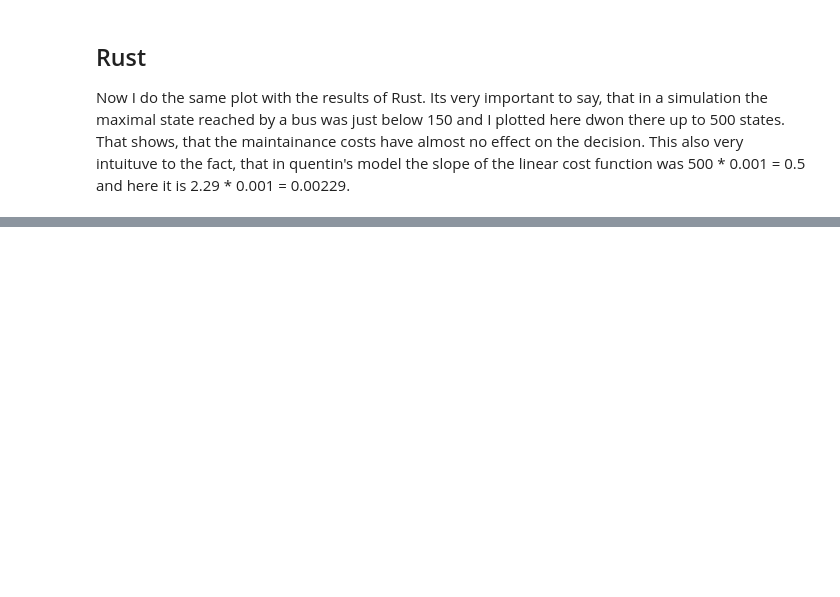
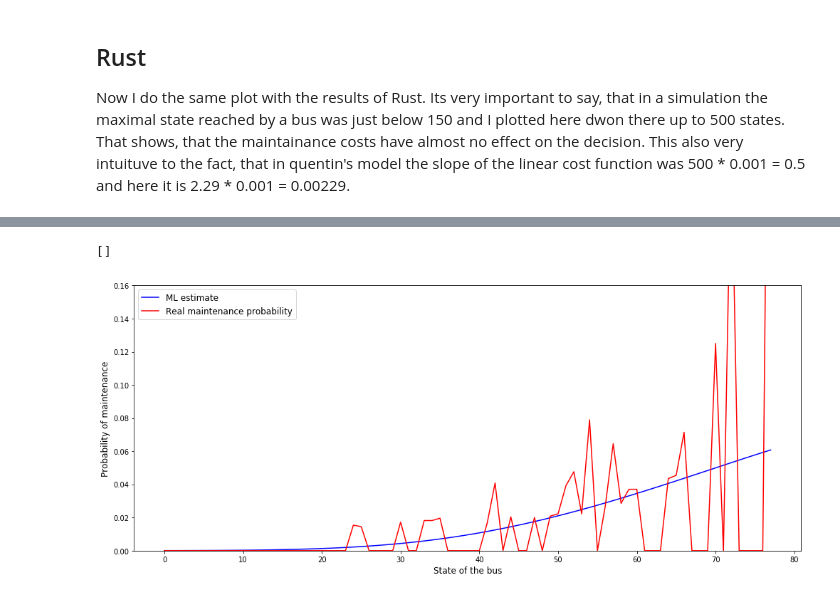
Before and after one commit to OpenSourceEconomics/ruspy, a Jupyter notebook: promotion/Probabilities and choices/Probabilites and choices.ipynb, the cells around one changed output, grey strips where cells are left out. Drawn from its saved outputs; the diff is of its cells as text; code cells hidden in the pictures; blank space fills up the shorter version.

```diff
--- a/promotion/Probabilities and choices/Probabilites and choices.ipynb
+++ b/promotion/Probabilities and choices/Probabilites and choices.ipynb
@@ -124,0 +155,19 @@ plt.plot()
+# %%
+states = range(max_state + 1)
+fig = plt.figure(figsize=(14, 6))
+ax = fig.add_subplot(111)
+ax.set_ylim([0, 0.16])
+ax.set_ylabel(r"Probability of maintenance",fontsize=12)
+ax.set_xlabel(r"State of the bus", fontsize=12)
+ax.plot(states, choice_ml[:max_state + 1, 1], color='blue', label='ML estimate')
+ax.plot(states, real_repl, color='red', label='Real maintenance probability')
+
+
+plt.legend()
+ax.legend(fontsize=12)
+plt.tight_layout()
+
+plt.plot()
+# %% [output]
+[]
+[figure, added]
```
Also changed, not shown: parts of 9 cells of this notebook.
